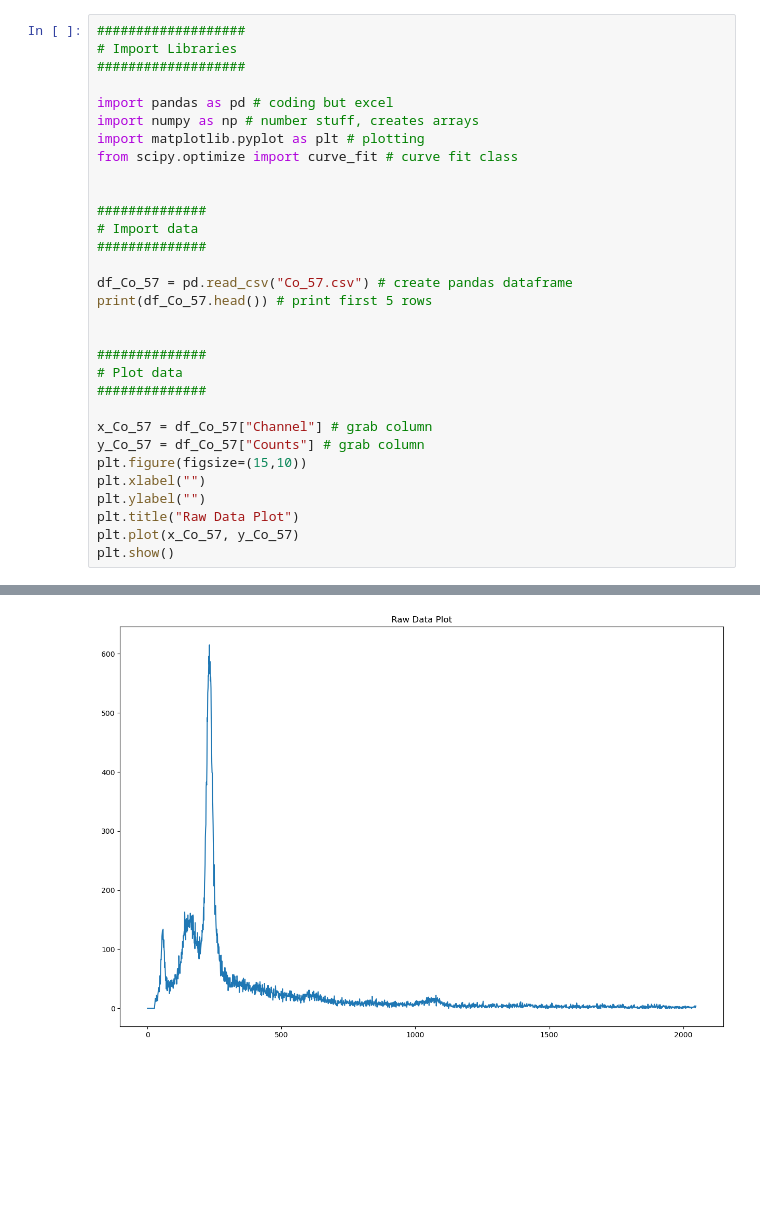
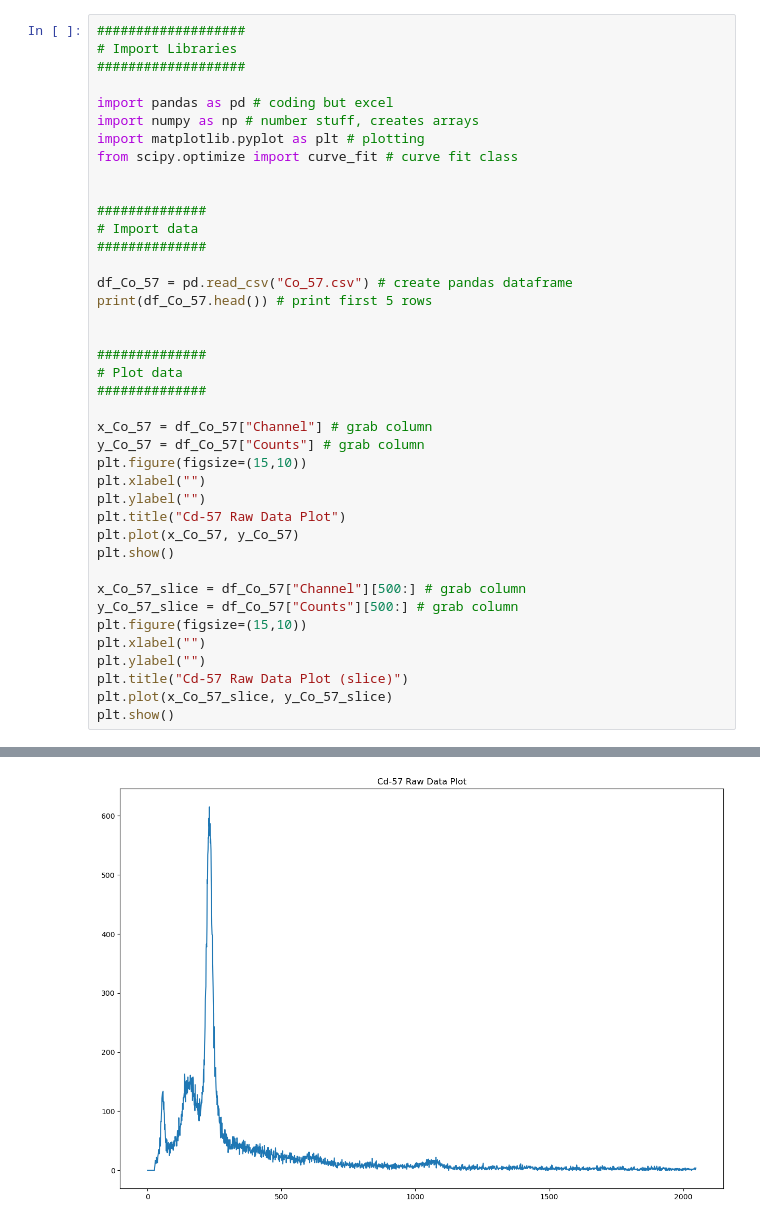
Before and after one commit to ethan-ryan-gh/gam-spec, a Jupyter notebook: Co_57_Analysis.ipynb, the cells around one changed output, grey strips where cells are left out. Drawn from its saved outputs; the diff is of its cells as text; blank space fills up the shorter version.

```diff
--- a/Co_57_Analysis.ipynb
+++ b/Co_57_Analysis.ipynb
@@ -8,32 +8,41 @@ import numpy as np # number stuff, creates arrays
 import matplotlib.pyplot as plt # plotting
 from scipy.optimize import curve_fit # curve fit class
 
 
 ##############
 # Import data
 ##############
 
 df_Co_57 = pd.read_csv("Co_57.csv") # create pandas dataframe
 print(df_Co_57.head()) # print first 5 rows
 
 
 ##############
 # Plot data
 ##############
 
 x_Co_57 = df_Co_57["Channel"] # grab column
 y_Co_57 = df_Co_57["Counts"] # grab column
 plt.figure(figsize=(15,10))
 plt.xlabel("")
 plt.ylabel("")
-plt.title("Raw Data Plot")
+plt.title("Cd-57 Raw Data Plot")
 plt.plot(x_Co_57, y_Co_57)
 plt.show()
+
+x_Co_57_slice = df_Co_57["Channel"][500:] # grab column
+y_Co_57_slice = df_Co_57["Counts"][500:] # grab column
+plt.figure(figsize=(15,10))
+plt.xlabel("")
+plt.ylabel("")
+plt.title("Cd-57 Raw Data Plot (slice)")
+plt.plot(x_Co_57_slice, y_Co_57_slice)
+plt.show()
 # %% [output]
    Channel  Counts
 0        0       0
 1        1       0
 2        2       0
 3        3       0
 4        4       0
-[figure, old version]
+[figure, new version]
```
Also changed, not shown: parts of 3 cells of this notebook, 7 other files.
